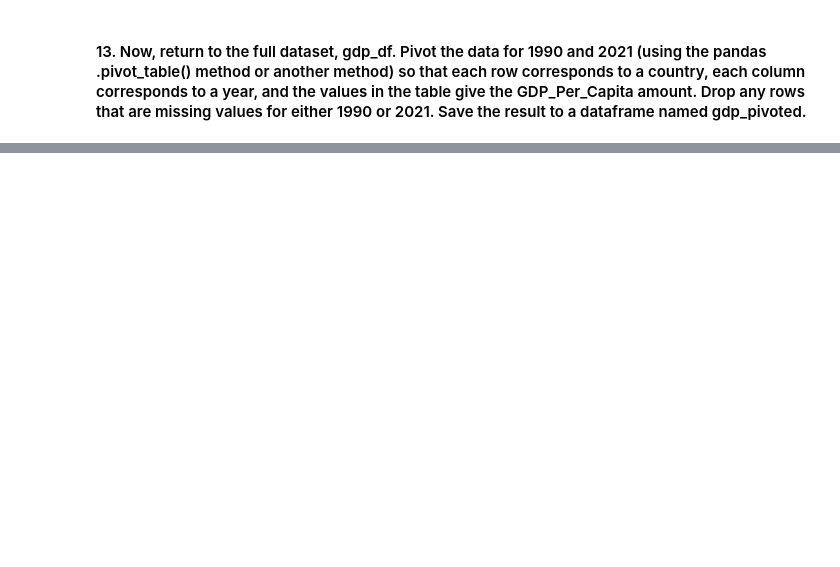
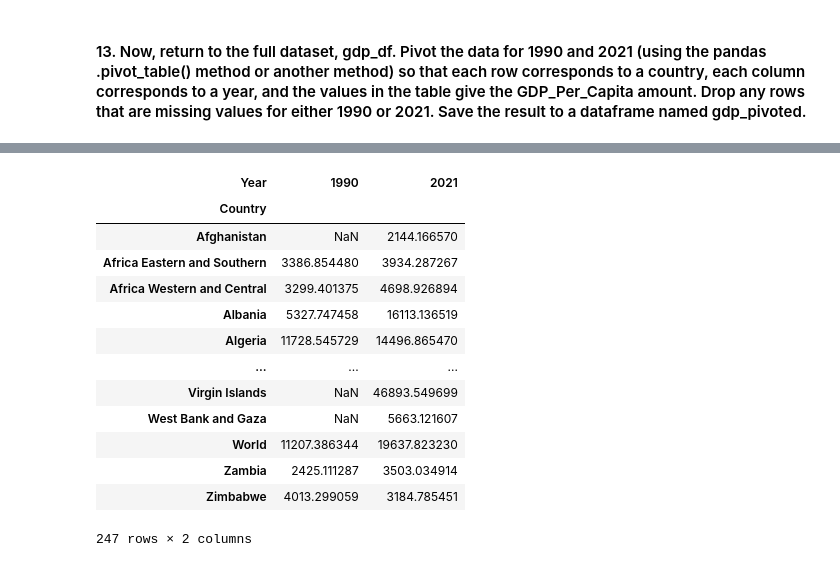
Before and after one commit to nss-data-science-cohort-9/un-exploration-catdgomez, a Jupyter notebook: notebooks/UN_Data_Exploration.ipynb, the cells around one changed output, grey strips where cells are left out. Saved outputs shown, nothing was run; the diff lists cells and outputs as text; code cells hidden in the pictures; blank space fills up the shorter version.

```diff
--- a/notebooks/UN_Data_Exploration.ipynb
+++ b/notebooks/UN_Data_Exploration.ipynb
@@ -249,0 +264,24 @@ gdp_low
+# %%
+gdp_pivoted = pd.pivot_table(
+    gdp_drop_footnotes.loc[(gdp_drop_footnotes['Year']==1990) | (gdp_drop_footnotes['Year']==2021)],
+    values='GDP_Per_Capita',
+    index=['Country'],
+    columns='Year'
+)
+# %%
+gdp_pivoted
+# %% [output]
+| Year | 1990 | 2021 |
+| Country |  |  |
+| Afghanistan | NaN | 2144.166570 |
+| Africa Eastern and Southern | 3386.854480 | 3934.287267 |
+| Africa Western and Central | 3299.401375 | 4698.926894 |
+| Albania | 5327.747458 | 16113.136519 |
+| Algeria | 11728.545729 | 14496.865470 |
+| ... | ... | ... |
+| Virgin Islands | NaN | 46893.549699 |
+| West Bank and Gaza | NaN | 5663.121607 |
+| World | 11207.386344 | 19637.823230 |
+| Zambia | 2425.111287 | 3503.034914 |
+| Zimbabwe | 4013.299059 | 3184.785451 |
+247 rows × 2 columns
```
Also changed, not shown: parts of 19 cells of this notebook.
